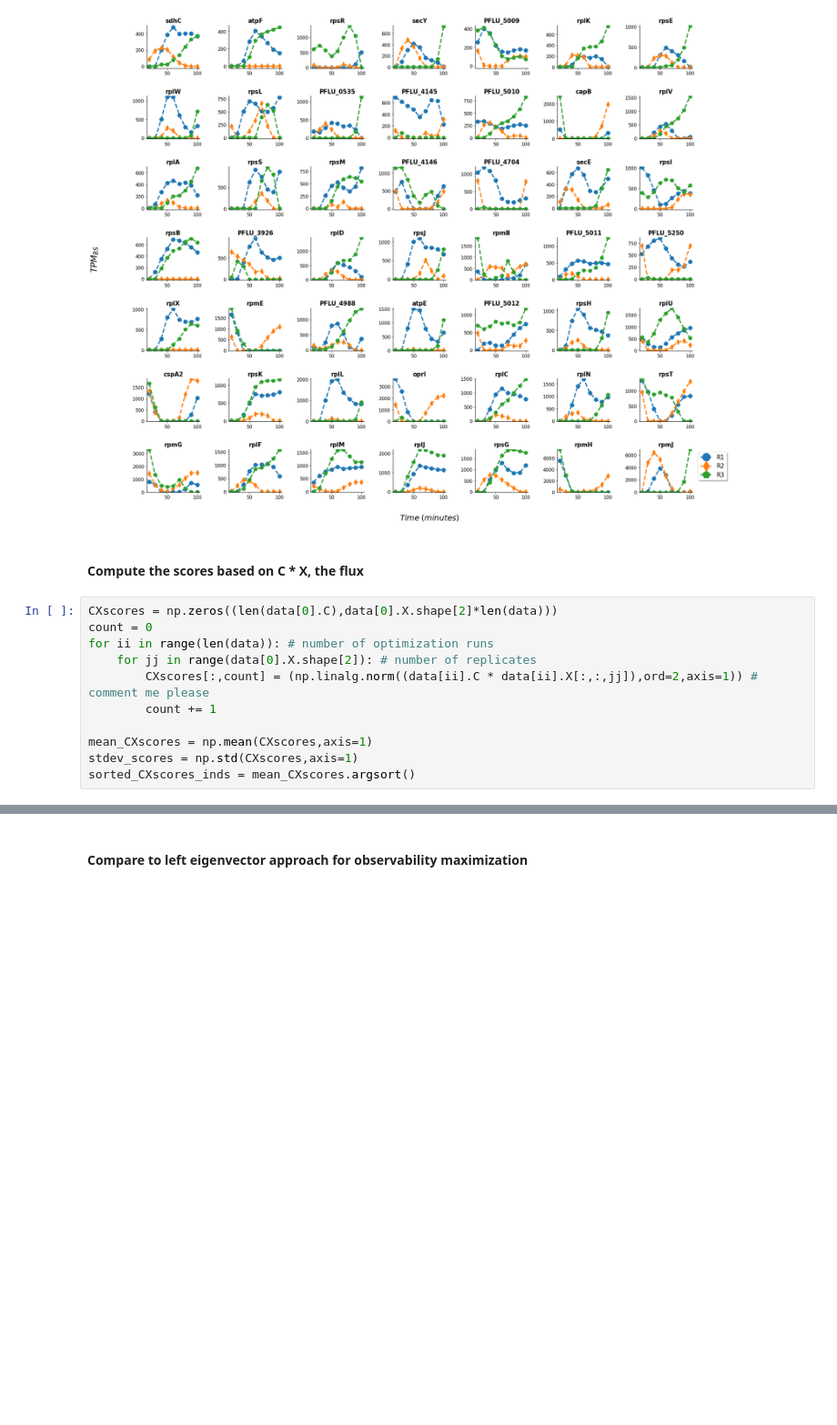
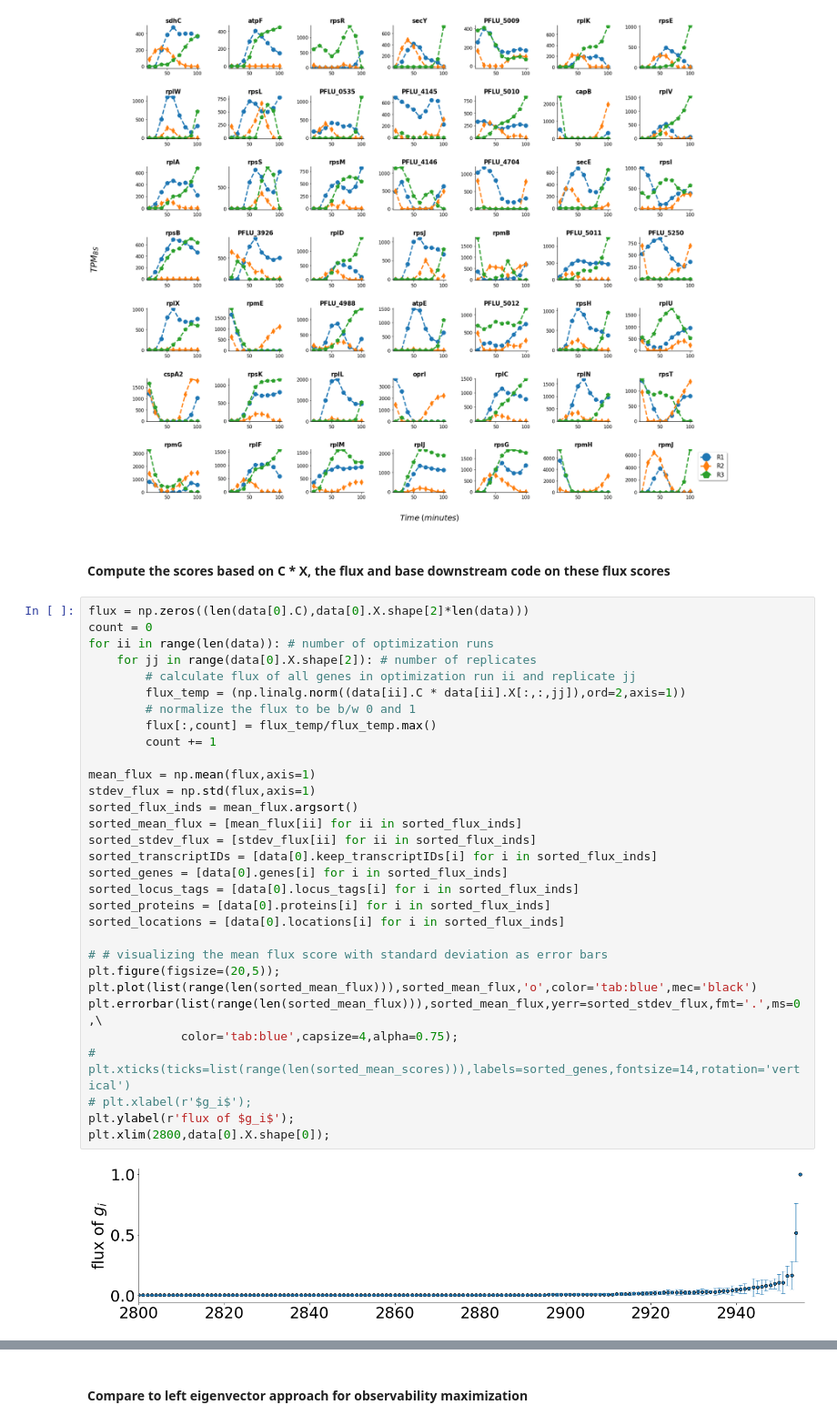
Before and after one commit to AqibHasnain/optimal_sensors, a Jupyter notebook: postprocessing.ipynb, the cells around one changed output, grey strips where cells are left out. Shown at 91% size. Drawn from its saved outputs; the diff is of its cells as text; blank space fills up the shorter version.

```diff
--- a/postprocessing.ipynb
+++ b/postprocessing.ipynb
@@ -291,16 +291,38 @@ plot_selected_gene_traces(data[0],sorted_inds[-49:],savedir='figures/3rd49.pdf',
 # %% [output]
 [figure]
 # %% [markdown]
-#### Compute the scores based on C * X, the flux
+#### Compute the scores based on C * X, the flux and base downstream code on these flux scores
-# %%
-CXscores = np.zeros((len(data[0].C),data[0].X.shape[2]*len(data)))
-count = 0
-for ii in range(len(data)): # number of optimization runs
-    for jj in range(data[0].X.shape[2]): # number of replicates
-        CXscores[:,count] = (np.linalg.norm((data[ii].C * data[ii].X[:,:,jj]),ord=2,axis=1)) # comment me please
-        count += 1
-
-mean_CXscores = np.mean(CXscores,axis=1)
-stdev_scores = np.std(CXscores,axis=1)
-sorted_CXscores_inds = mean_CXscores.argsort()
+# %%
+flux = np.zeros((len(data[0].C),data[0].X.shape[2]*len(data)))
+count = 0
+for ii in range(len(data)): # number of optimization runs
+    for jj in range(data[0].X.shape[2]): # number of replicates
+        # calculate flux of all genes in optimization run ii and replicate jj
+        flux_temp = (np.linalg.norm((data[ii].C * data[ii].X[:,:,jj]),ord=2,axis=1))
+        # normalize the flux to be b/w 0 and 1
+        flux[:,count] = flux_temp/flux_temp.max()
+        count += 1
+
+mean_flux = np.mean(flux,axis=1)
+stdev_flux = np.std(flux,axis=1)
+sorted_flux_inds = mean_flux.argsort()
+sorted_mean_flux = [mean_flux[ii] for ii in sorted_flux_inds]
+sorted_stdev_flux = [stdev_flux[ii] for ii in sorted_flux_inds]
+sorted_transcriptIDs = [data[0].keep_transcriptIDs[i] for i in sorted_flux_inds]
+sorted_genes = [data[0].genes[i] for i in sorted_flux_inds]
+sorted_locus_tags = [data[0].locus_tags[i] for i in sorted_flux_inds]
+sorted_proteins = [data[0].proteins[i] for i in sorted_flux_inds]
+sorted_locations = [data[0].locations[i] for i in sorted_flux_inds]
+
+# # visualizing the mean flux score with standard deviation as error bars
+plt.figure(figsize=(20,5));
+plt.plot(list(range(len(sorted_mean_flux))),sorted_mean_flux,'o',color='tab:blue',mec='black')
+plt.errorbar(list(range(len(sorted_mean_flux))),sorted_mean_flux,yerr=sorted_stdev_flux,fmt='.',ms=0,\
+             color='tab:blue',capsize=4,alpha=0.75);
+# plt.xticks(ticks=list(range(len(sorted_mean_scores))),labels=sorted_genes,fontsize=14,rotation='vertical')
+# plt.xlabel(r'$g_i$');
+plt.ylabel(r'flux of $g_i$');
+plt.xlim(2800,data[0].X.shape[0]);
+# %% [output]
+[figure, added]
 # %%
```
Also changed, not shown: parts of 7 cells of this notebook, 4 other files.
